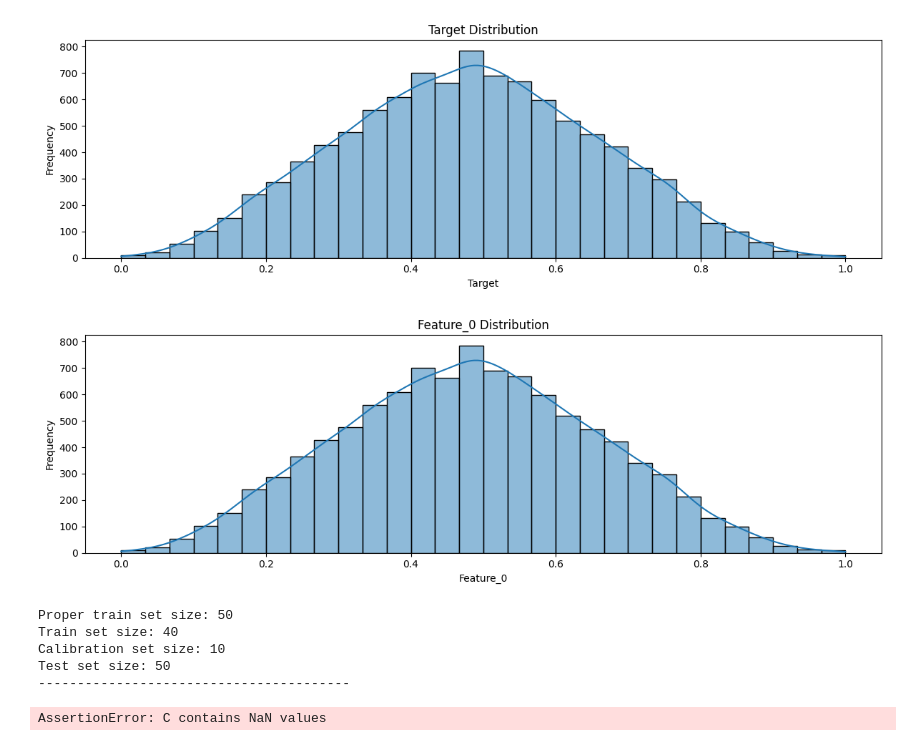
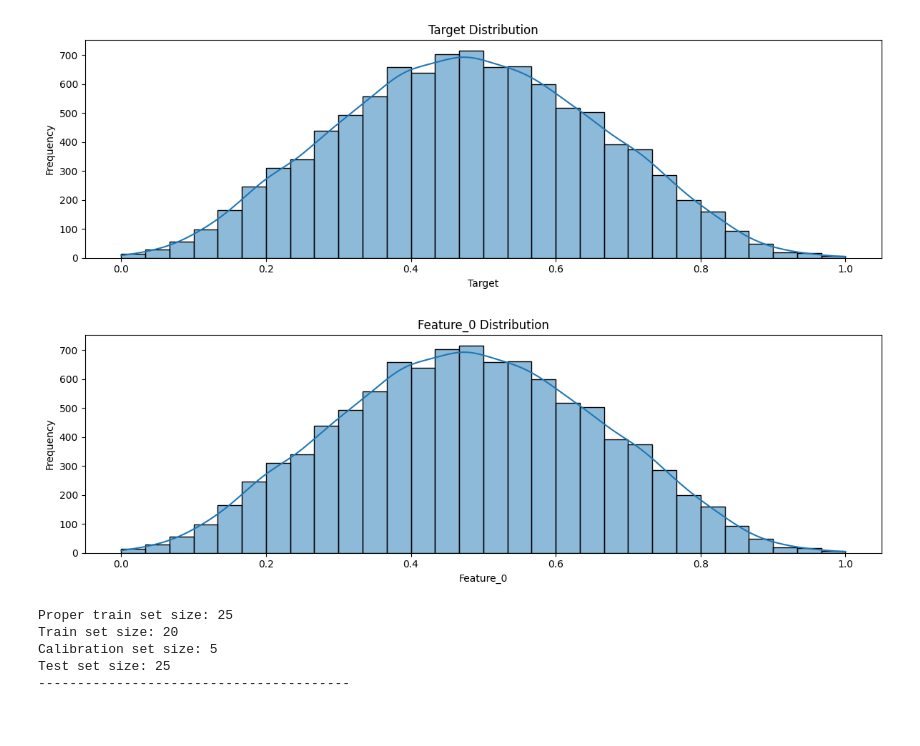
Before and after one commit to simonlanngren/Conformal-Predictive-Decision-Making, a Jupyter notebook: notebooks/Johan-fix.ipynb, the cells around one changed output. Cells and saved outputs as stored; diff of their text form; code cells hidden in the pictures.

```diff
--- a/notebooks/Johan-fix.ipynb
+++ b/notebooks/Johan-fix.ipynb
@@ -13,8 +13,7 @@ from src.functions.data_generation import DataGeneration
 
 synthetic_data = DataGeneration.generate_data(
     n_samples=10000,
-    n_features=20,
-    n_informative=4,
+    n_features=6,
     relationship='friedman1',
     noise=0.1,
     random_state=2025
@@ -32,15 +31,15 @@ utility_config = {
 
 method_config = {
     'mode': "Online",
-    'run_v1': False,
-    'run_v2': True,
+    'run_v1': True,
+    'run_v2': False,
     'run_predictive': False,
 }
 
 data_config = {
     'data': synthetic_data,
     'n_runs': 10,
-    'sample_size': 100,
+    'sample_size': 50,
     'test_size': 0.5,
     'cal_size': 0.2,
     'random_state': 2025
@@ -49,9 +48,9 @@ data_config = {
 models_config = {
     'include_ridge': False,
     'include_knn': True,
-    'include_krr': True,
+    'include_krr': False,
     'include_bayes_ridge': False,
-    'include_gp': False
+    'include_gp': True
 }
 
 plot_config = {
@@ -88,38 +87,37 @@ main.run_experiment(
     mode=method_config["mode"],
     run_v1=method_config["run_v1"],
     run_v2=method_config["run_v2"],
     run_predictive=method_config["run_predictive"],
 
     data=data_config["data"],
     n_runs=data_config["n_runs"],
     sample_size=data_config["sample_size"],
     test_size=data_config["test_size"],
     cal_size=data_config["cal_size"],
     random_state=data_config["random_state"],
 
     include_ridge=models_config["include_ridge"],
     include_knn=models_config["include_knn"],
     include_krr=models_config["include_krr"],
     include_bayesian_ridge=models_config["include_bayes_ridge"],
     include_gp=models_config["include_gp"],
 
     plot_distributions=plot_config["plot_distributions"],
     print_split=plot_config["print_split"],
     plot_average_utility=plot_config["plot_average_utility"],
     plot_cumulative_regret=plot_config["plot_cumulative_regret"],
     plot_confidence=plot_config["plot_confidence"],
 
     n_splits=model_selection_config["n_splits"],
     search_space_knn=model_selection_config["search_space_knn"],
     search_space_ridge=model_selection_config["search_space_ridge"],
     search_space_krr=model_selection_config["search_space_krr"]
 )
 # %% [output]
-[figure, old version]
+[figure, new version]
-[figure, old version]
+[figure, new version]
-Proper train set size: 50
-Train set size: 40
-Calibration set size: 10
-Test set size: 50
+Proper train set size: 25
+Train set size: 20
+Calibration set size: 5
+Test set size: 25
 ----------------------------------------
-AssertionError: C contains NaN values
```
Also changed, not shown: 5 other files.
